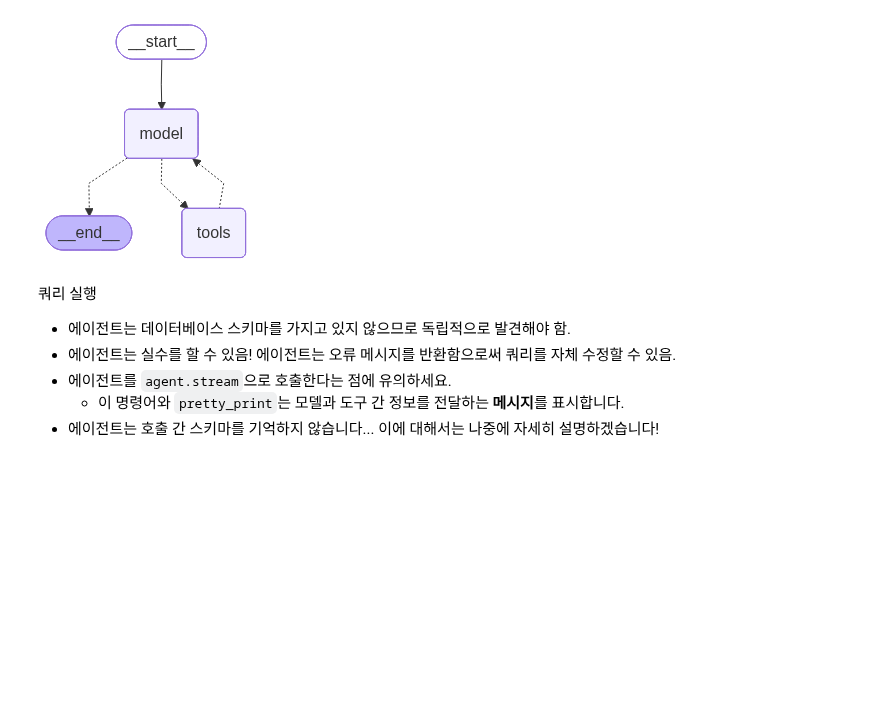
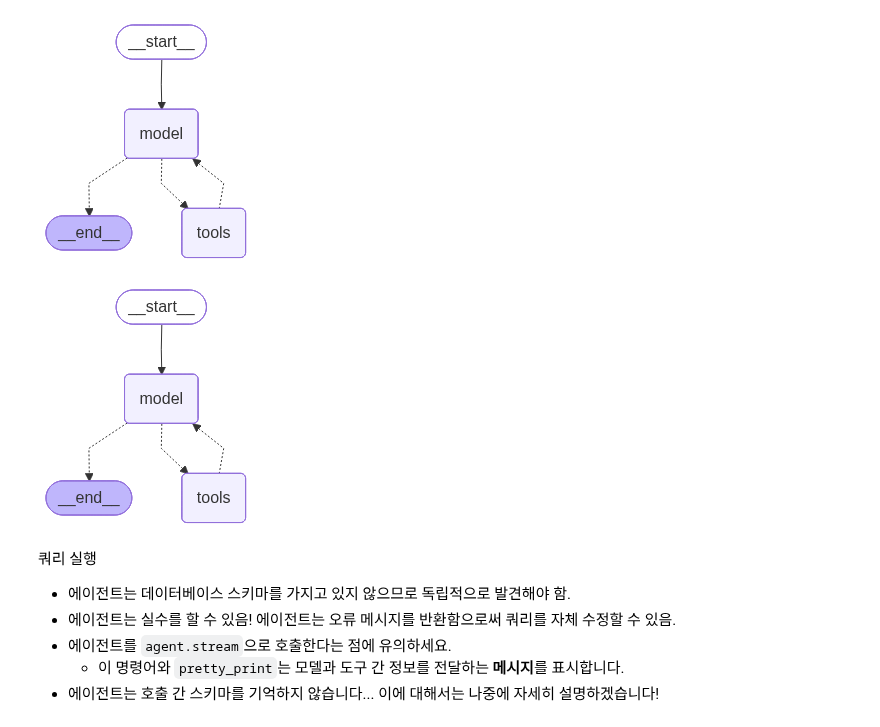
Before and after one commit to sguys99/langchain-study, a Jupyter notebook: langchain-academy/langchain-essentials/my_lecture/01-fast_agent.ipynb, the cells around one changed output. Saved outputs shown, nothing was run; the diff lists cells and outputs as text; code cells hidden in the pictures; blank space fills up the shorter version.

```diff
--- a/langchain-academy/langchain-essentials/my_lecture/01-fast_agent.ipynb
+++ b/langchain-academy/langchain-essentials/my_lecture/01-fast_agent.ipynb
@@ -123,6 +150,10 @@ from IPython.display import Image, display
 display(Image(agent.get_graph(xray=True).draw_mermaid_png()))
 # %% [output]
 [figure]
+# %%
+display(Image(agent.get_graph(xray=False).draw_mermaid_png()))
+# %% [output]
+[figure, added]
 # %% [markdown]
 쿼리 실행
 - 에이전트는 데이터베이스 스키마를 가지고 있지 않으므로 독립적으로 발견해야 함.
```
Also changed, not shown: parts of 9 cells of this notebook.
